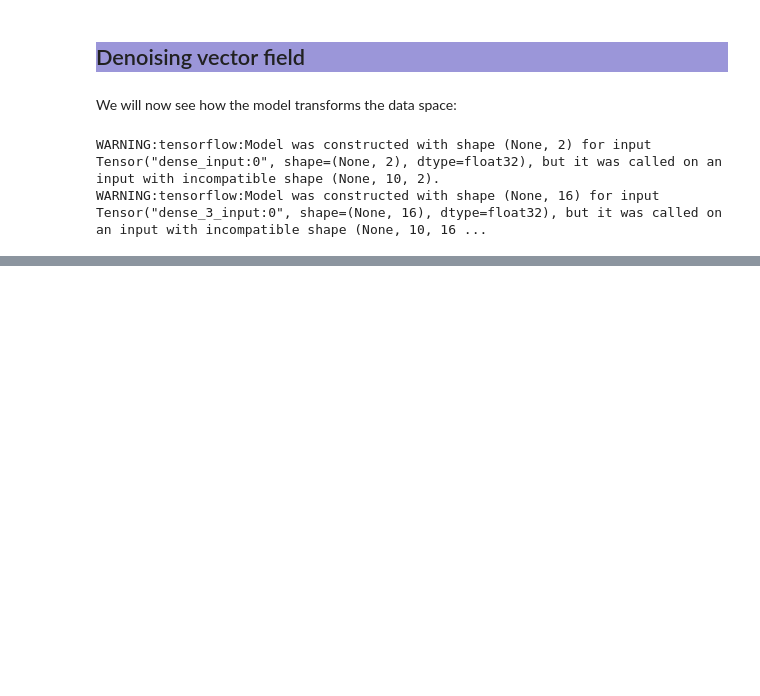
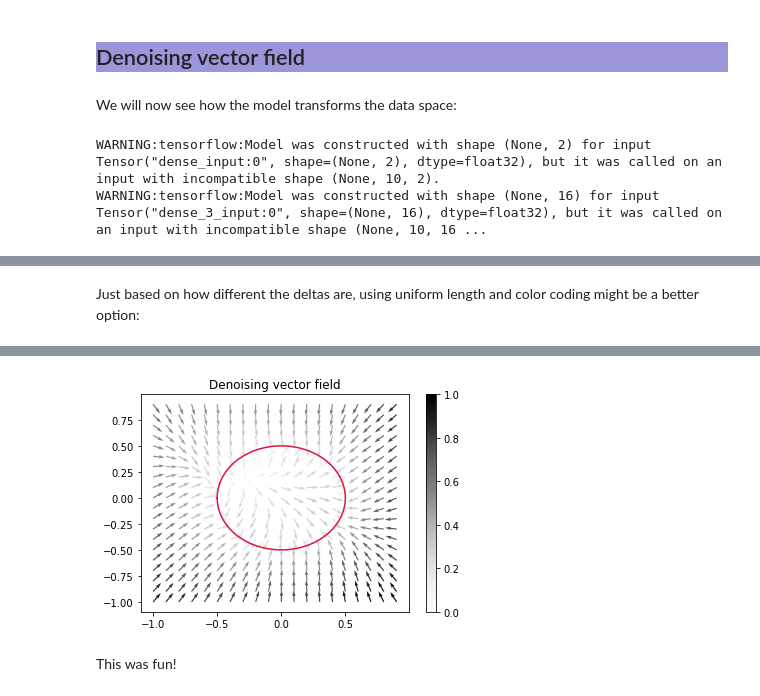
Before and after one commit to danieltsoukup/autoencoders, a Jupyter notebook: denoising_autoencoders.ipynb, the cells around one changed output, grey strips where cells are left out. Drawn from its saved outputs; the diff is of its cells as text; code cells hidden in the pictures; blank space fills up the shorter version.

Commit message:
new plots and dropout denoiser

```diff
--- a/denoising_autoencoders.ipynb
+++ b/denoising_autoencoders.ipynb
@@ -257,0 +286,37 @@ plt.show()
+# %% [markdown]
+Just based on how different the deltas are, using uniform length and color coding might be a better option:
+# %%
+from sklearn.preprocessing import normalize
+import matplotlib
+
+# set up a uniform grid
+x = np.arange(-1, 1, 0.1)
+y = np.arange(-1, 1, 0.1)
+xx, yy = np.meshgrid(x, y, sparse=False)
+grid_data = np.stack([xx, yy], axis=2)
+
+# calculate the model predictions and deltas
+grid_preds = model.predict(grid_data)
+pred_delta = grid_preds - grid_data
+normalized_delta = normalize(pred_delta.reshape(-1, 2)).reshape(pred_delta.shape)
+
+# color scheme
+norm = matplotlib.colors.Normalize()
+cm = matplotlib.cm.Greys
+sm = matplotlib.cm.ScalarMappable(cmap=cm, norm=norm)
+
+fig, ax = plt.subplots()
+q = ax.quiver(xx, yy, # arrow base
+              normalized_delta[:, :, 0], normalized_delta[:, :, 1], # arrow delta
+              np.linalg.norm(pred_delta, axis=-1)**0.5, # colors based on delta norm
+              units='xy',
+              scale=10,
+              width=0.01,
+             cmap=cm)
+base = get_data(1000)
+ax.plot(base[:, 0], base[:, 1], c="crimson")
+plt.colorbar(sm)
+plt.title("Denoising vector field")
+plt.savefig("denoising_vector_field.png")
+plt.show()
+# %% [output]
@@ -257,0 +325,3 @@ plt.show()
+[figure, added]
+# %% [markdown]
+This was fun!
```
Also changed, not shown: parts of 12 cells of this notebook, 2 other files.
